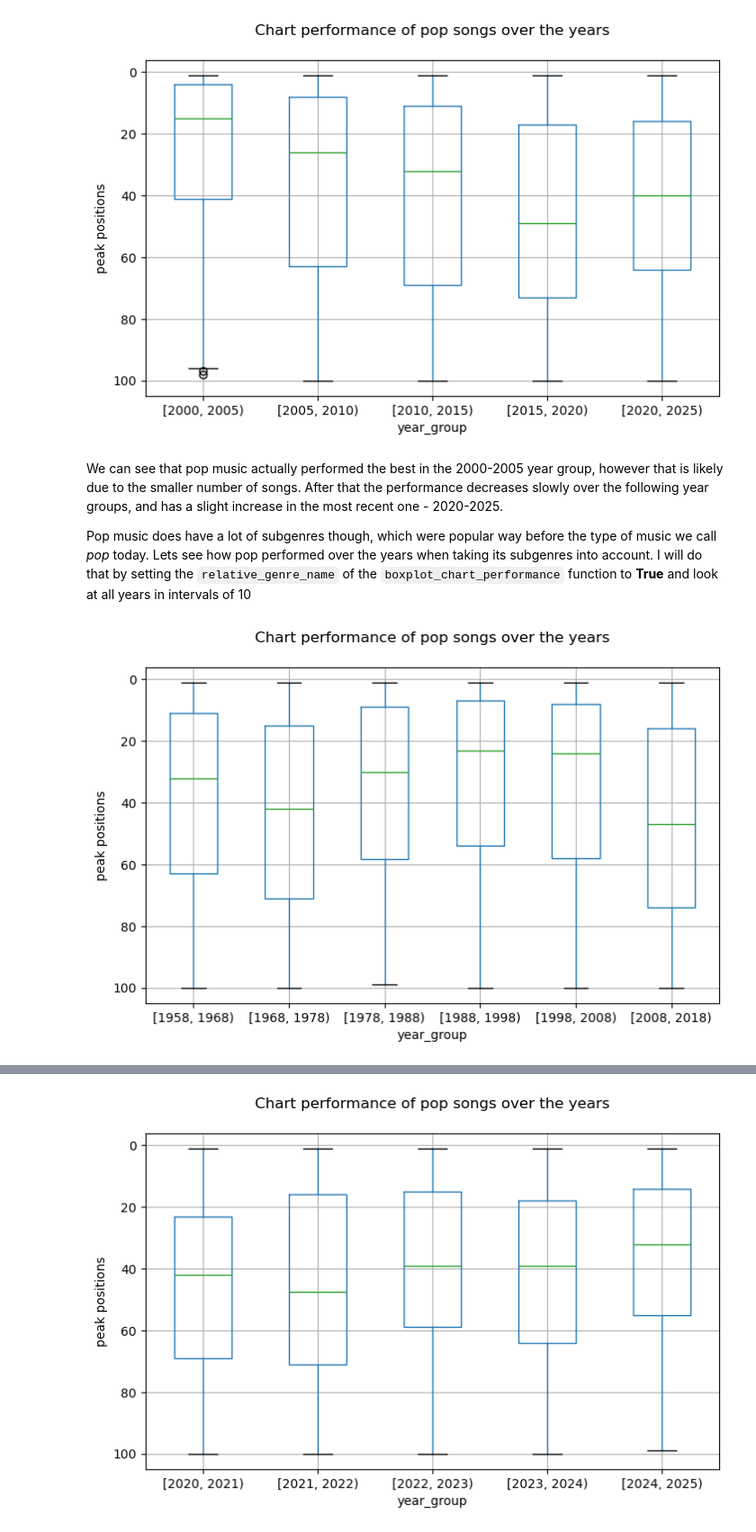
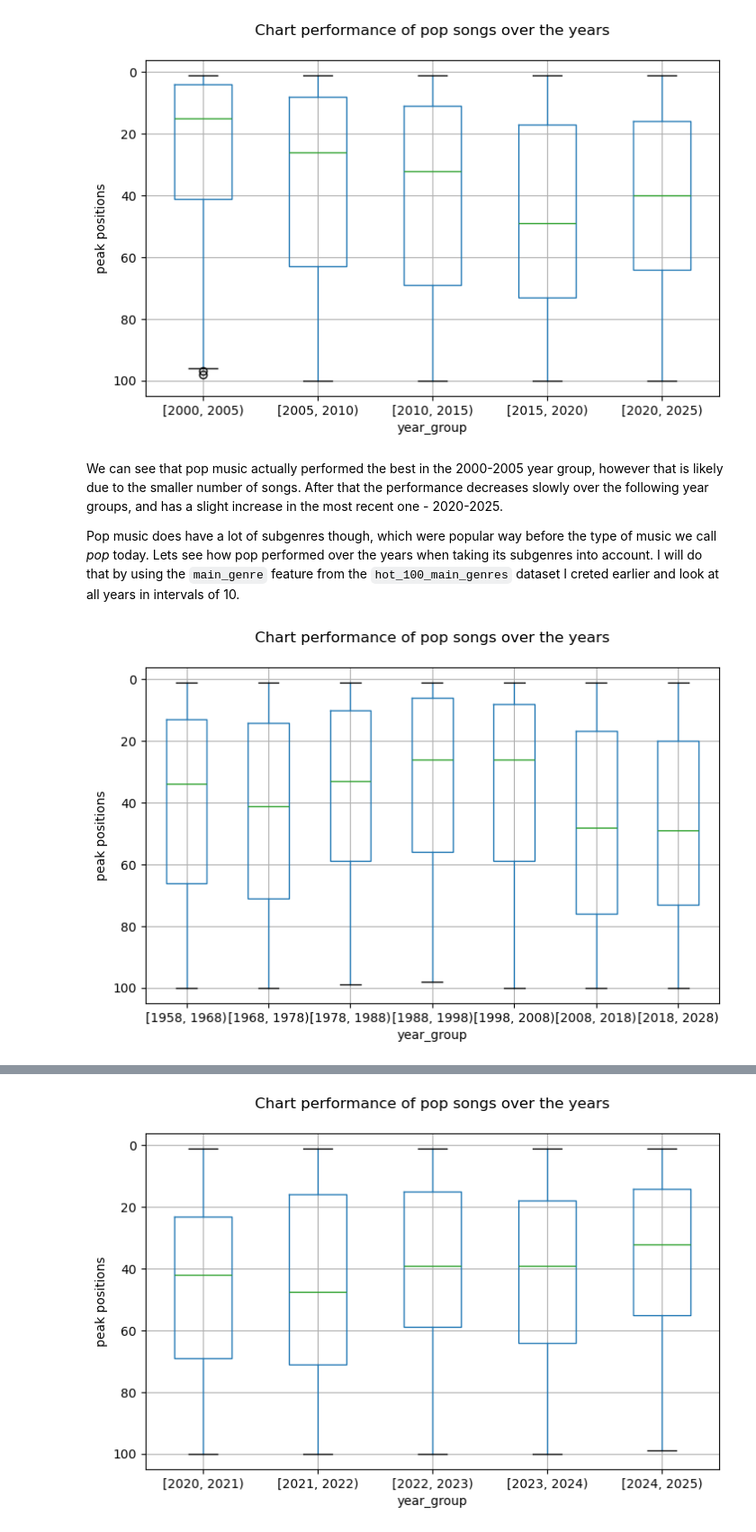
Before and after one commit to feradvk24/Data-Science, a Jupyter notebook: Data-Science-Project/spotify_data_analysis.ipynb, the cells around one changed output, grey strips where cells are left out. Shown at 90% size. Cells and saved outputs as stored; diff of their text form; code cells hidden in the pictures.

Commit message:
get main genres

```diff
--- a/Data-Science-Project/spotify_data_analysis.ipynb
+++ b/Data-Science-Project/spotify_data_analysis.ipynb
@@ -292,0 +331,11 @@ The rap genre started becoming popular in the early 90s, but exploded its chart
+# %%
+def filter_main_genre(genres):
+    main_genres = set()  # Using a set to avoid duplicates
+    for genre in genres:
+        if genre in genre_mapping:
+            main_genres.add(genre_mapping[genre]) #Add the genre if the subgenre is in the mapping
+    return list(main_genres)
+
+# Apply the function to the DataFrame
+hot_100 = hot_100.dropna(subset = 'spotify_genre')
+hot_100['main_genre'] = hot_100['spotify_genre'].apply(filter_main_genre)
@@ -292,0 +363,2 @@ The rap genre started becoming popular in the early 90s, but exploded its chart
+# %%
+hot_100 = hot_100[hot_100.main_genre.apply(lambda x: len(x) > 0)] #Drop rows with empty lists of main genres
@@ -292,0 +385,3 @@ The rap genre started becoming popular in the early 90s, but exploded its chart
+# %%
+hot_100_main_genres = hot_100.explode('main_genre')
+hot_100_main_genres
@@ -346,6 +491,7 @@ I want to take a look at which genre has the highest average position in the Bil
 # %%
 #Convert the chart positions to positive values again
 filtered_genres_df.peak_position *= -1
+hot_100_main_genres.peak_position *= -1
 # %% [output]
 A value is trying to be set on a copy of a slice from a DataFrame.
 Try using .loc[row_indexer,col_indexer] = value instead
@@ -385,9 +531,9 @@ visualization.boxplot_chart_performance(filtered_genres_df, 'pop', 2000, 2025, 5
 # %% [markdown]
 We can see that pop music actually performed the best in the 2000-2005 year group, however that is likely due to the smaller number of songs. After that the performance decreases slowly over the following year groups, and has a slight increase in the most recent one - 2020-2025.
 
-Pop music does have a lot of subgenres though, which were popular way before the type of music we call *pop* today. Lets see how pop performed over the years when taking its subgenres into account. I will do that by setting the `relative_genre_name` of the `boxplot_chart_performance` function to **True** and look at all years in intervals of 10
+Pop music does have a lot of subgenres though, which were popular way before the type of music we call *pop* today. Lets see how pop performed over the years when taking its subgenres into account. I will do that by using the `main_genre` feature from the `hot_100_main_genres` dataset I creted earlier and look at all years in intervals of 10.
 # %%
-visualization.boxplot_chart_performance(filtered_genres_df, 'pop', interval = 10, relative_genre_name = True)
+visualization.boxplot_chart_performance(hot_100_main_genres, 'pop', end_year = 2028, interval = 10, column = 'main_genre')
 # %% [output]
-[figure, old version]
+[figure, new version]
 # %% [markdown]
```
Also changed, not shown: parts of 48 cells of this notebook, 2 other files.
